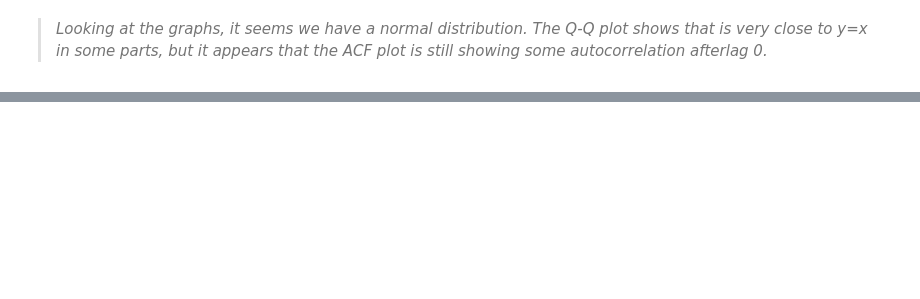
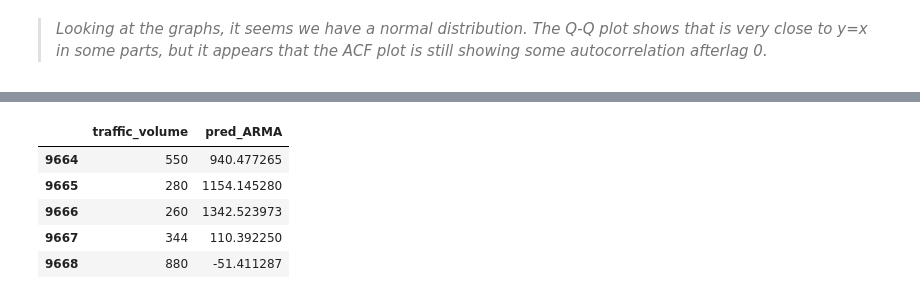
Before and after one commit to srcsergio/Machine-Learning-for-Business, a Jupyter notebook: MachineLearning_for_Business.ipynb, the cells around one changed output, grey strips where cells are left out. Drawn from its saved outputs; the diff is of its cells as text; code cells hidden in the pictures; blank space fills up the shorter version.

```diff
--- a/MachineLearning_for_Business.ipynb
+++ b/MachineLearning_for_Business.ipynb
@@ -612,0 +613,14 @@ Name: lb_pvalue, dtype: float64
+# %%
+def ARMA_forecast(df: pd.DataFrame, train_len: int, horizon: int, window: int) -> list:
+
+    total_len = train_len + horizon
+    end_idx = train_len
+    ARMA = []
+
+    for i in range(train_len, total_len, window):
+        model = SARIMAX(df[:i], order=(3,0,3))
+        res = model.fit(disp=False)
+        predictions = res.get_prediction(0, i + window - 1)
+        oos_pred = predictions.predicted_mean.iloc[-window:]
+        ARMA.extend(oos_pred)
+    return ARMA
@@ -612,0 +636,4 @@ Name: lb_pvalue, dtype: float64
+# %%
+df_pred = df_sample[['traffic_volume']]
+
+df_pred.head()
@@ -612,0 +647,17 @@ Name: lb_pvalue, dtype: float64
+# %%
+TRAIN_LEN = len(train)
+HORIZON = len(test)
+WINDOW = 3
+
+pred_ARMA = ARMA_forecast(df_pred, TRAIN_LEN, HORIZON, WINDOW)
+
+
+test.loc[:, 'pred_ARMA'] = pred_ARMA
+test.head()
+# %% [output]
+|  | traffic_volume | pred_ARMA |
+| 9664 | 550 | 940.477265 |
+| 9665 | 280 | 1154.145280 |
+| 9666 | 260 | 1342.523973 |
+| 9667 | 344 | 110.392250 |
+| 9668 | 880 | -51.411287 |
```
Also changed, not shown: parts of 29 cells of this notebook.
